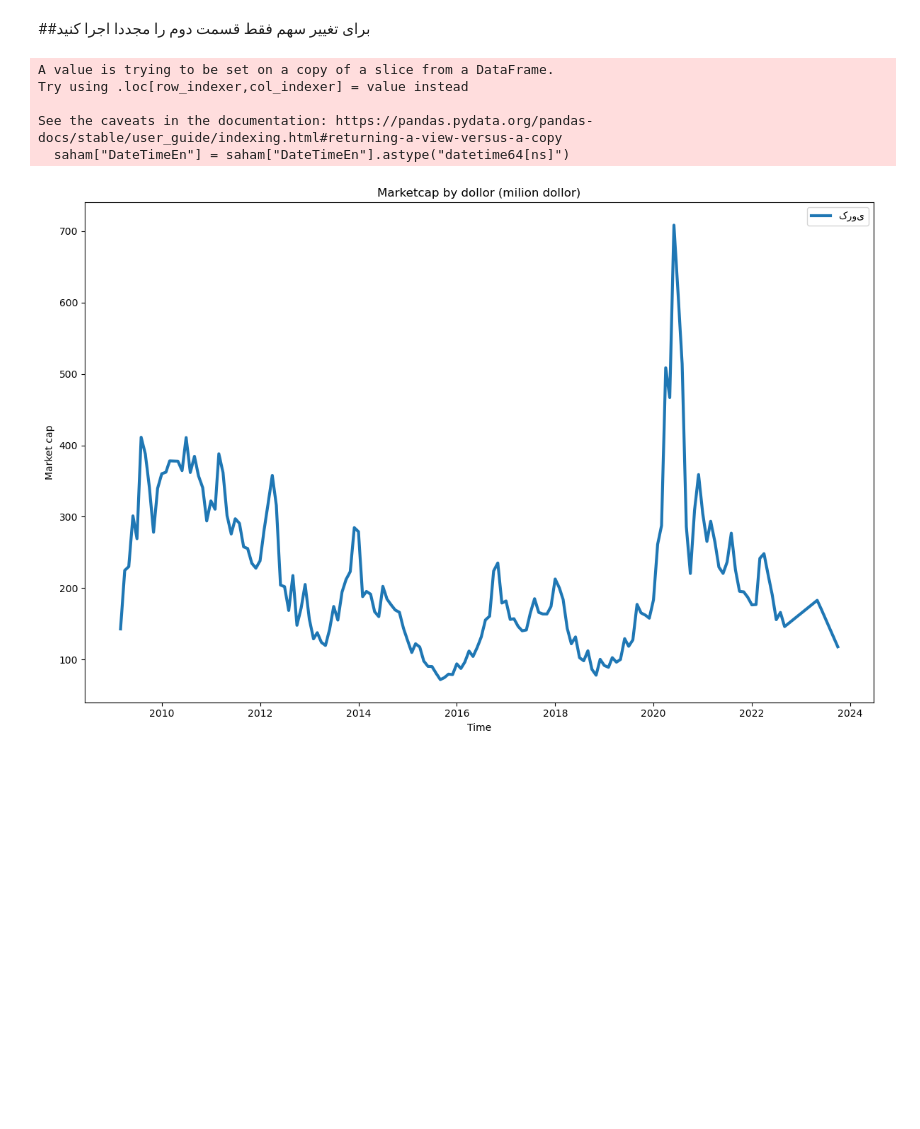
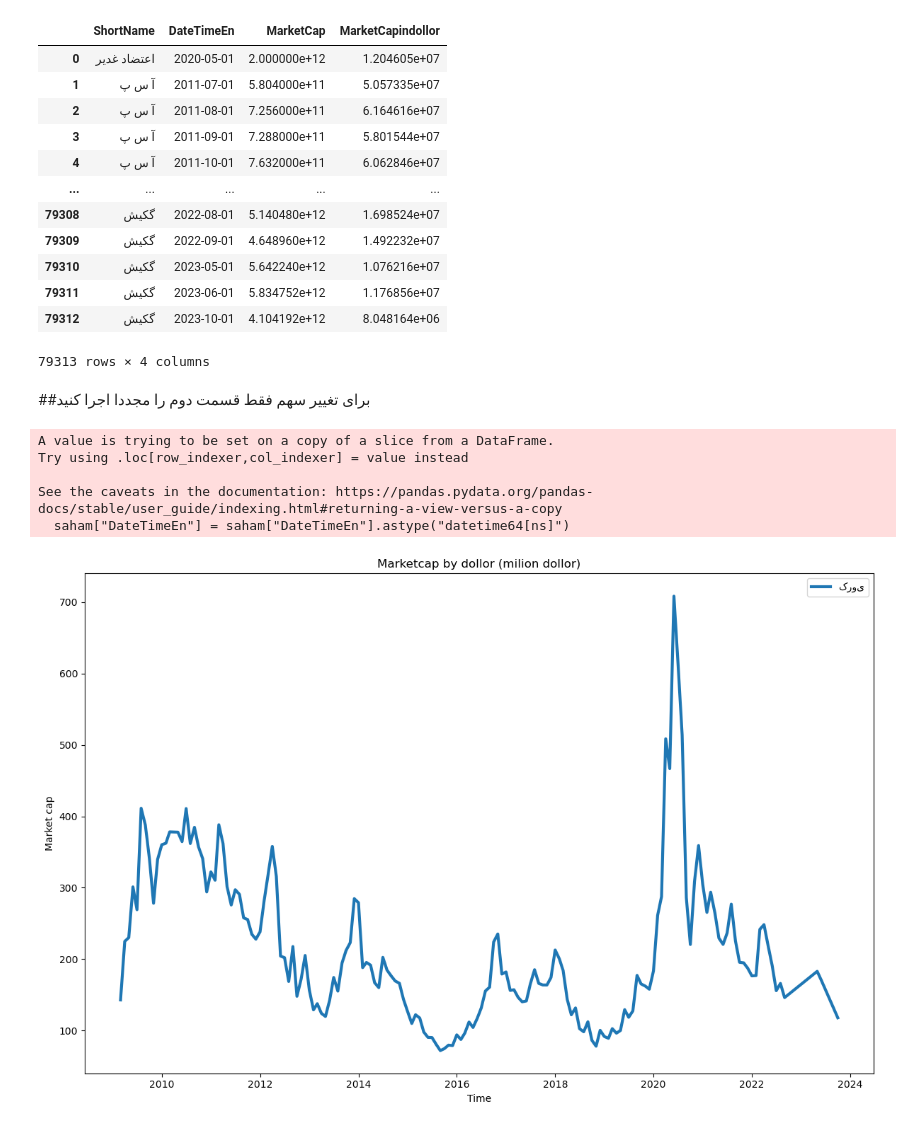
Before and after one commit to mhrezabod/Marketcapbydollor, a Jupyter notebook: bourse.ipynb, the cells around one changed output. Cells and saved outputs as stored; diff of their text form; code cells hidden in the pictures; blank space fills up the shorter version.

```diff
--- a/bourse.ipynb
+++ b/bourse.ipynb
@@ -37,6 +37,22 @@ mean_cap['DateTimeEn'] = mean_cap['DateTimeEn'].dt.to_period('M')
 # create a column by divide a marketcap / dollor rate
 for index, row in mean_cap.iterrows():
     mean_cap.loc[index,'MarketCapindollor'] = row['MarketCap']/mean_dollor[mean_dollor['DATE'] == row['DateTimeEn']]['dollorRate'].values
+# %%
+mean_cap
+# %% [output]
+|  | ShortName | DateTimeEn | MarketCap | MarketCapindollor |
+| 0 | اعتضاد غدیر | 2020-05-01 | 2.000000e+12 | 1.204605e+07 |
+| 1 | آ س پ | 2011-07-01 | 5.804000e+11 | 5.057335e+07 |
+| 2 | آ س پ | 2011-08-01 | 7.256000e+11 | 6.164616e+07 |
+| 3 | آ س پ | 2011-09-01 | 7.288000e+11 | 5.801544e+07 |
+| 4 | آ س پ | 2011-10-01 | 7.632000e+11 | 6.062846e+07 |
+| ... | ... | ... | ... | ... |
+| 79308 | گکیش | 2022-08-01 | 5.140480e+12 | 1.698524e+07 |
+| 79309 | گکیش | 2022-09-01 | 4.648960e+12 | 1.492232e+07 |
+| 79310 | گکیش | 2023-05-01 | 5.642240e+12 | 1.076216e+07 |
+| 79311 | گکیش | 2023-06-01 | 5.834752e+12 | 1.176856e+07 |
+| 79312 | گکیش | 2023-10-01 | 4.104192e+12 | 8.048164e+06 |
+79313 rows × 4 columns
 # %% [markdown]
 ##برای تغییر سهم فقط قسمت دوم را مجددا اجرا کنید
 # %%
```
Also changed, not shown: parts of 1 cell of this notebook.
